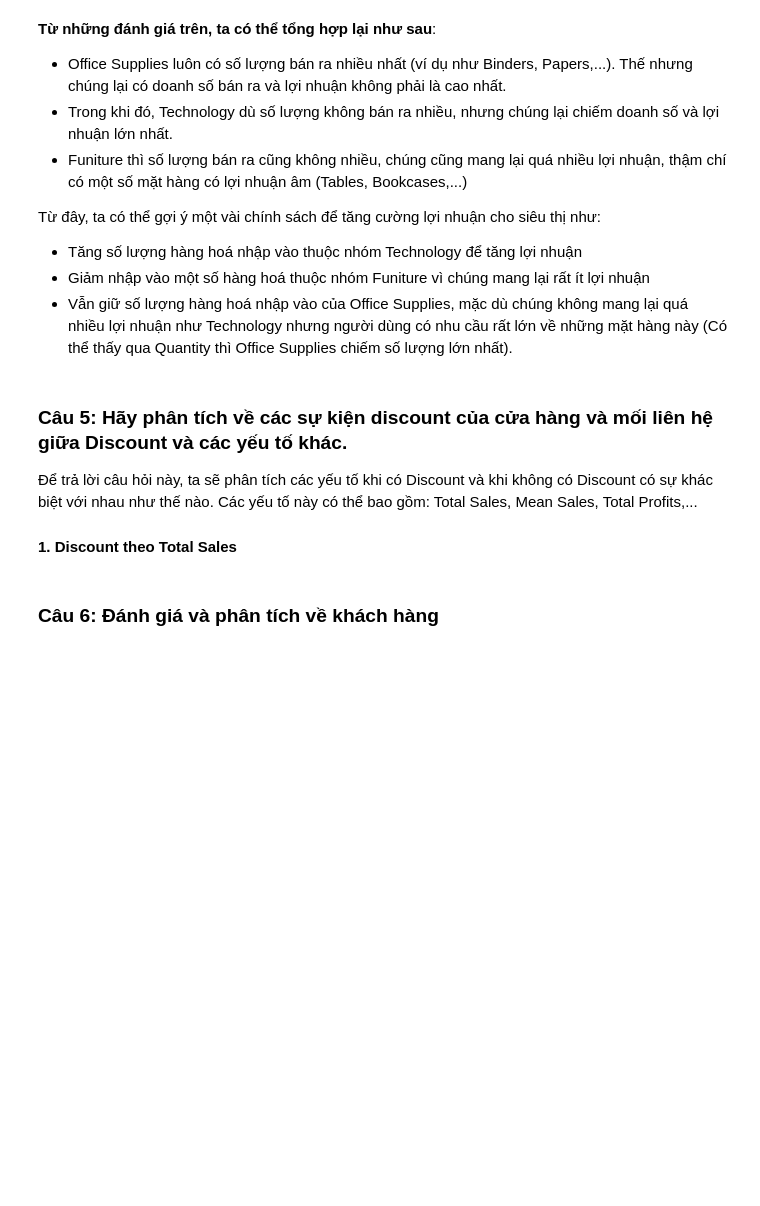
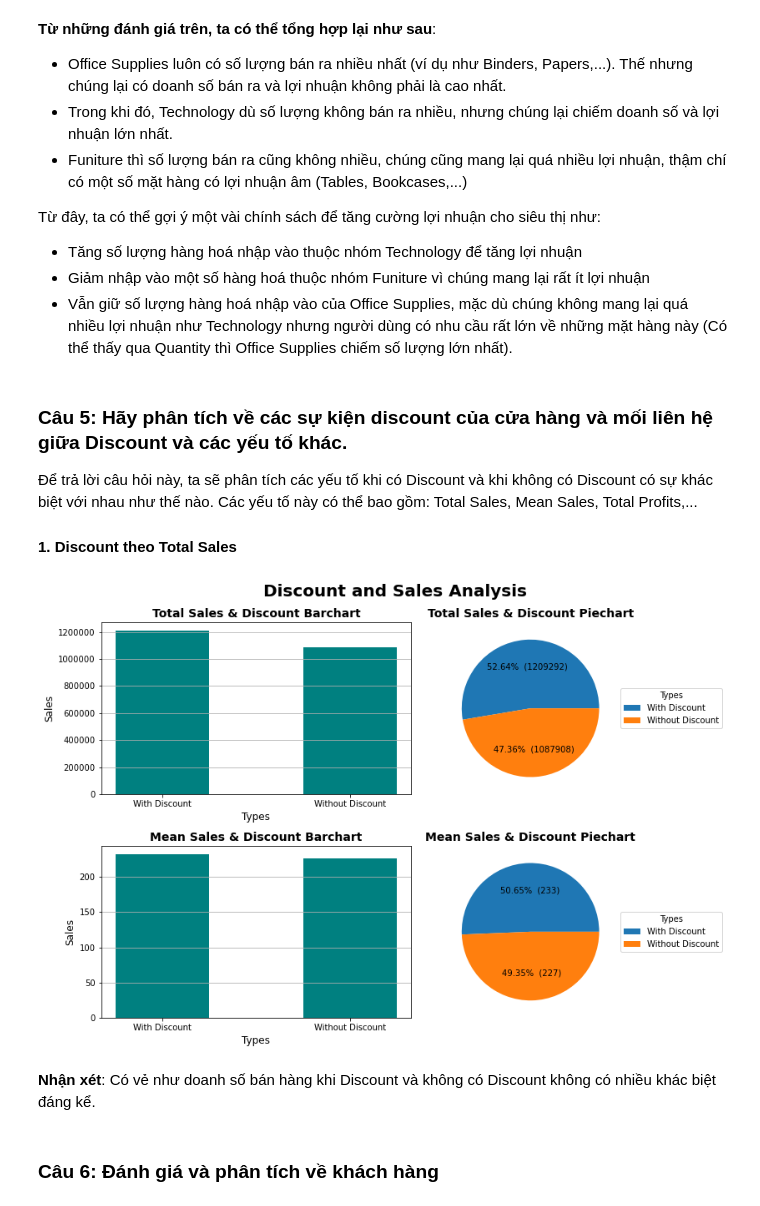
Before and after one commit to khangnl24112002/DataVisualization_Group02_Lab01, a Jupyter notebook: main.ipynb, the cells around one changed output. Saved outputs shown, nothing was run; the diff lists cells and outputs as text; code cells hidden in the pictures; blank space fills up the shorter version.

Commit message:
Discount and Sales

```diff
--- a/main.ipynb
+++ b/main.ipynb
@@ -719,6 +719,67 @@ Từ đây, ta có thể gợi ý một vài chính sách để tăng cường l
 Để trả lời câu hỏi này, ta sẽ phân tích các yếu tố khi có Discount và khi không có Discount có sự khác biệt với nhau như thế nào. Các yếu tố này có thể bao gồm: Total Sales, Mean Sales, Total Profits,...
 
 #### 1. Discount theo Total Sales
+# %%
+# Tổng hợp dữ liệu
+orders_with_discount = df.copy()
+orders_with_discount['With Discount'] = orders_with_discount['Discount'].apply(lambda x: x > 0)
+orders_with_discount.replace({False: 'Without Discount', True: 'With Discount'}, inplace = True)
+
+orders_with_discount_sales = orders_with_discount[['With Discount', 'Sales']].groupby('With Discount', as_index = False).sum()
+orders_with_discount_meanSales = orders_with_discount[['With Discount', 'Sales']].groupby('With Discount', as_index = False).mean()
+
+# Vẽ biểu đồ
+fig, axs = plt.subplots(nrows=2, ncols=2, figsize=(12,8))
+fig.suptitle('Discount and Sales Analysis',fontweight='bold',fontsize=20)
+
+# Hàm để tính tỉ lệ %
+def make_autopct(values):
+    def my_autopct(pct):
+        total = sum(values)
+        val = int(round(pct*total/100.0))
+        return '{p:.2f}%  ({v:d})'.format(p=pct,v=val)
+    return my_autopct
+
+# Vẽ biểu đồ con 1
+axs[0, 0].bar(orders_with_discount_sales['With Discount'], orders_with_discount_sales['Sales'], width=0.5, color='teal')
+axs[0, 0].set_title('Total Sales & Discount Barchart', fontsize=14, fontweight='bold')
+axs[0, 0].set_xlabel('Types', fontsize=12)
+axs[0, 0].set_ylabel('Sales', fontsize=12)
+axs[0, 0].ticklabel_format(style='plain', axis='y')
+axs[0, 0].tick_params(axis='x', which='major', labelsize=10)
+axs[0, 0].grid(axis='y')
+
+# Vẽ biểu đồ con 2
+axs[0, 1].pie(orders_with_discount_sales['Sales'], autopct=make_autopct(orders_with_discount_sales['Sales']))
+axs[0, 1].set_title('Total Sales & Discount Piechart',fontsize=14, fontweight='bold')
+axs[0,1].legend(orders_with_discount_sales['With Discount'],
+          title="Types",
+          loc="center left",
+          bbox_to_anchor=(1, 0, 0.5, 1))
+
+# Vẽ biểu đồ con 3
+axs[1, 0].bar(orders_with_discount_meanSales['With Discount'], orders_with_discount_meanSales['Sales'], width=0.5, color='teal')
+axs[1, 0].set_title('Mean Sales & Discount Barchart', fontsize=14, fontweight='bold')
+axs[1, 0].set_xlabel('Types', fontsize=12)
+axs[1, 0].set_ylabel('Sales', fontsize=12)
+axs[1, 0].ticklabel_format(style='plain', axis='y')
+axs[1, 0].tick_params(axis='x', which='major', labelsize=10)
+axs[1, 0].grid(axis='y')
+
+# Vẽ biểu đồ con 4
+axs[1, 1].pie(orders_with_discount_meanSales['Sales'], autopct=make_autopct(orders_with_discount_meanSales['Sales']))
+axs[1, 1].set_title('Mean Sales & Discount Piechart',fontsize=14, fontweight='bold')
+axs[1, 1].legend(orders_with_discount_sales['With Discount'],
+          title="Types",
+          loc="center left",
+          bbox_to_anchor=(1, 0, 0.5, 1))
+
+plt.tight_layout()
+plt.show()
+# %% [output]
+[figure, added]
+# %% [markdown]
+**Nhận xét**: Có vẻ như doanh số bán hàng khi Discount và không có Discount không có nhiều khác biệt đáng kể.
 # %% [markdown]
 ### Câu 6: Đánh giá và phân tích về khách hàng
 # %% [markdown]
```
Also changed, not shown: parts of 1 cell of this notebook.
